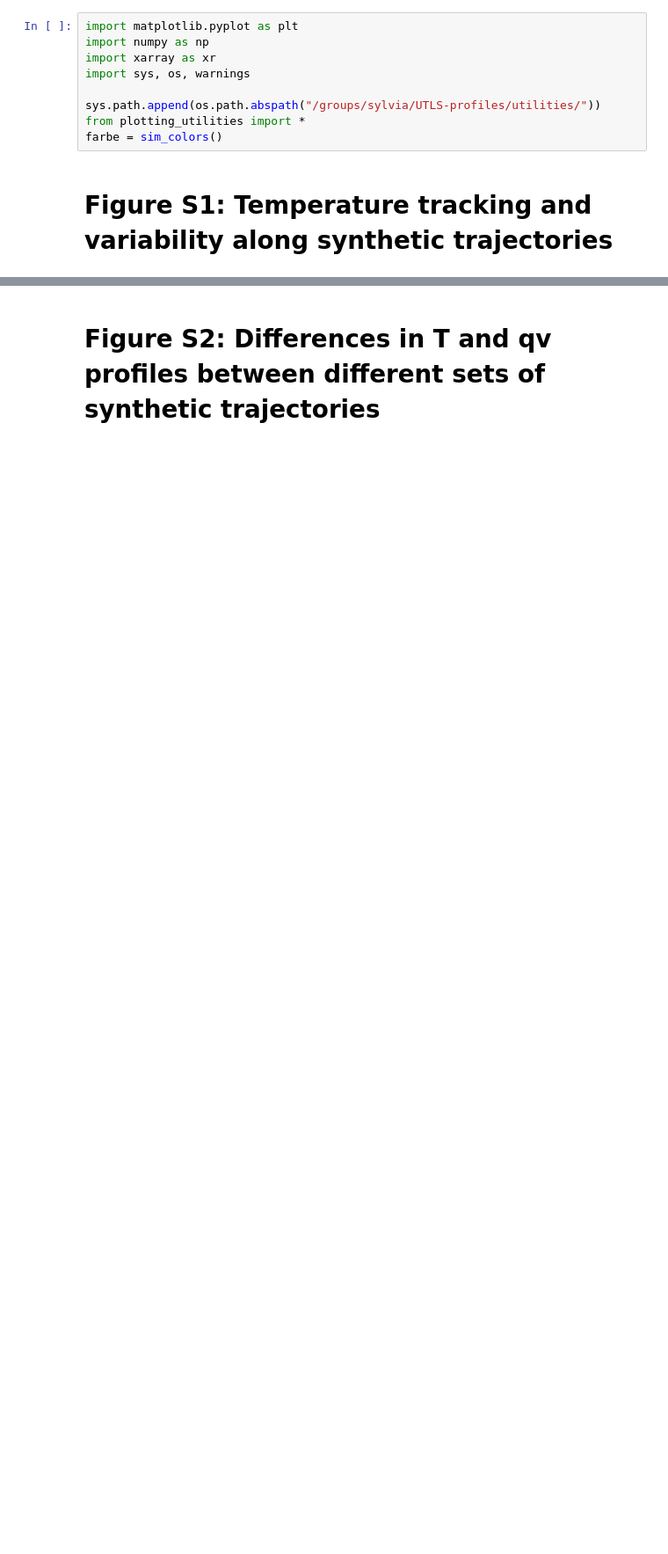
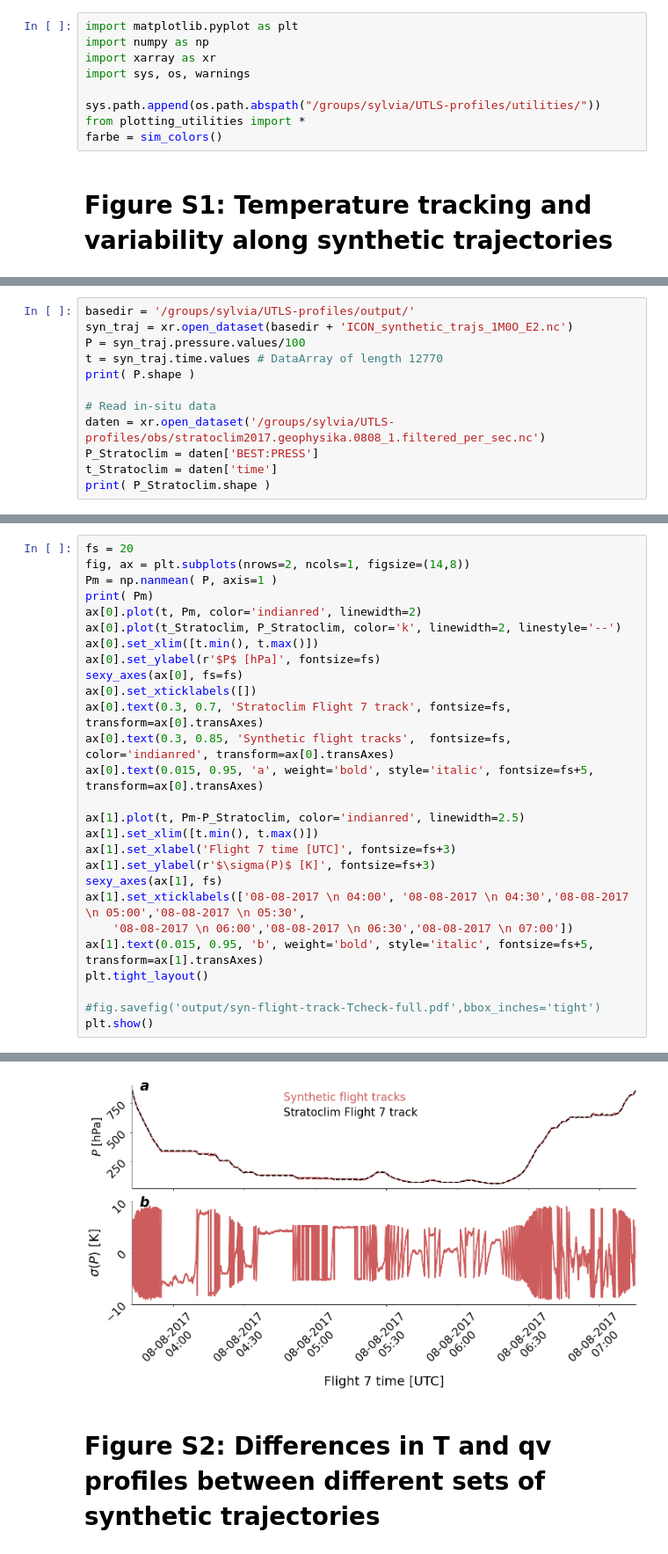
Before and after one commit to sylviasullivan/UTLS-profiles, a Jupyter notebook: SI_article3.ipynb, the cells around one changed output, grey strips where cells are left out. Shown at 88% size. Cells and saved outputs as stored; diff of their text form; blank space fills up the shorter version.

```diff
--- a/SI_article3.ipynb
+++ b/SI_article3.ipynb
@@ -53,0 +54,12 @@ plt.show()
+# %%
+basedir = '/groups/sylvia/UTLS-profiles/output/'
+syn_traj = xr.open_dataset(basedir + 'ICON_synthetic_trajs_1M0O_E2.nc')
+P = syn_traj.pressure.values/100
+t = syn_traj.time.values # DataArray of length 12770
+print( P.shape )
+
+# Read in-situ data
+daten = xr.open_dataset('/groups/sylvia/UTLS-profiles/obs/stratoclim2017.geophysika.0808_1.filtered_per_sec.nc')
+P_Stratoclim = daten['BEST:PRESS']
+t_Stratoclim = daten['time']
+print( P_Stratoclim.shape )
@@ -53,0 +69,28 @@ plt.show()
+# %%
+fs = 20
+fig, ax = plt.subplots(nrows=2, ncols=1, figsize=(14,8))
+Pm = np.nanmean( P, axis=1 )
+print( Pm)
+ax[0].plot(t, Pm, color='indianred', linewidth=2)
+ax[0].plot(t_Stratoclim, P_Stratoclim, color='k', linewidth=2, linestyle='--')
+ax[0].set_xlim([t.min(), t.max()])
+ax[0].set_ylabel(r'$P$ [hPa]', fontsize=fs)
+sexy_axes(ax[0], fs=fs)
+ax[0].set_xticklabels([])
+ax[0].text(0.3, 0.7, 'Stratoclim Flight 7 track', fontsize=fs, transform=ax[0].transAxes)
+ax[0].text(0.3, 0.85, 'Synthetic flight tracks',  fontsize=fs, color='indianred', transform=ax[0].transAxes)
+ax[0].text(0.015, 0.95, 'a', weight='bold', style='italic', fontsize=fs+5, transform=ax[0].transAxes)
+
+ax[1].plot(t, Pm-P_Stratoclim, color='indianred', linewidth=2.5)
+ax[1].set_xlim([t.min(), t.max()])
+ax[1].set_xlabel('Flight 7 time [UTC]', fontsize=fs+3)
+ax[1].set_ylabel(r'$\sigma(P)$ [K]', fontsize=fs+3)
+sexy_axes(ax[1], fs)
+ax[1].set_xticklabels(['08-08-2017 \n 04:00', '08-08-2017 \n 04:30','08-08-2017 \n 05:00','08-08-2017 \n 05:30',
+    '08-08-2017 \n 06:00','08-08-2017 \n 06:30','08-08-2017 \n 07:00'])
+ax[1].text(0.015, 0.95, 'b', weight='bold', style='italic', fontsize=fs+5, transform=ax[1].transAxes)
+plt.tight_layout()
+
+#fig.savefig('output/syn-flight-track-Tcheck-full.pdf',bbox_inches='tight')
+plt.show()
+# %% [output]
@@ -54,3 +98,4 @@ plt.show()
+[figure, added]
 # %% [markdown]
 # Figure S2: Differences in T and qv profiles between different sets of synthetic trajectories
 # %%
```
Also changed, not shown: parts of 5 cells of this notebook, 16 other files.
